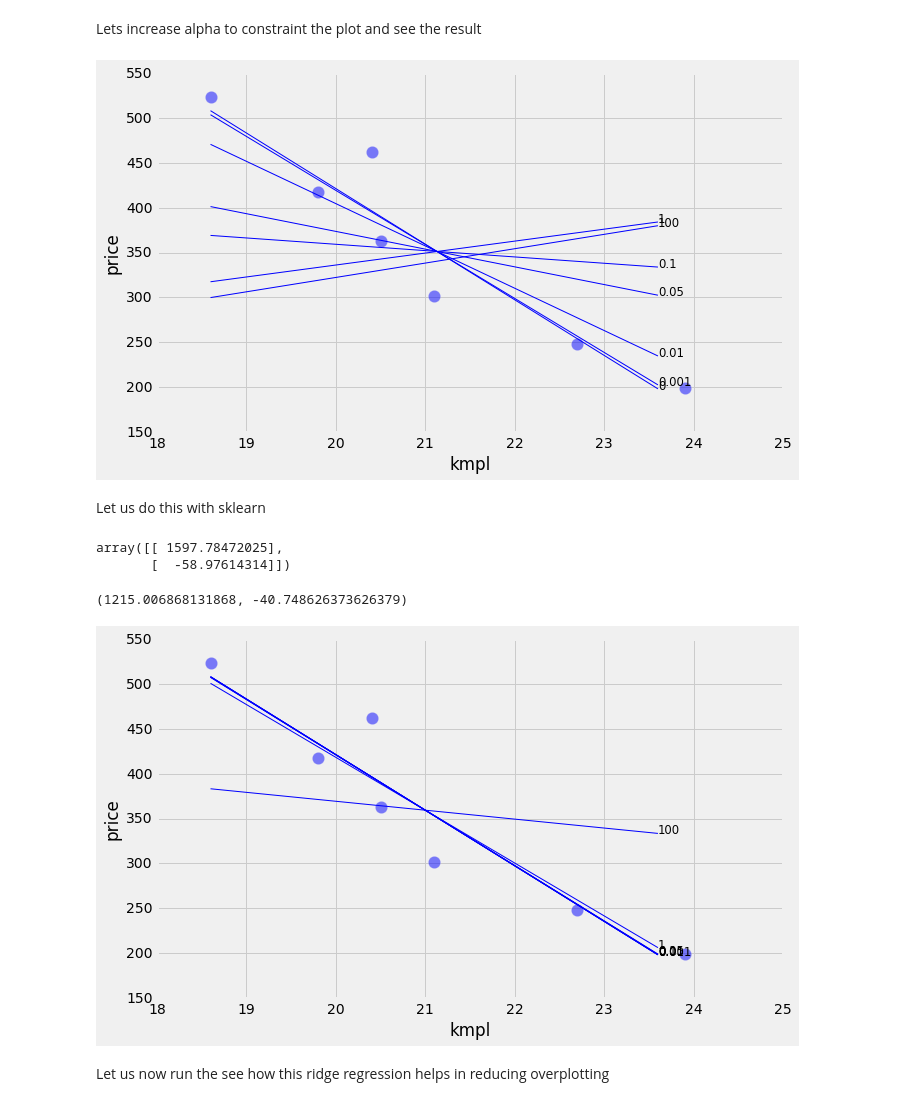
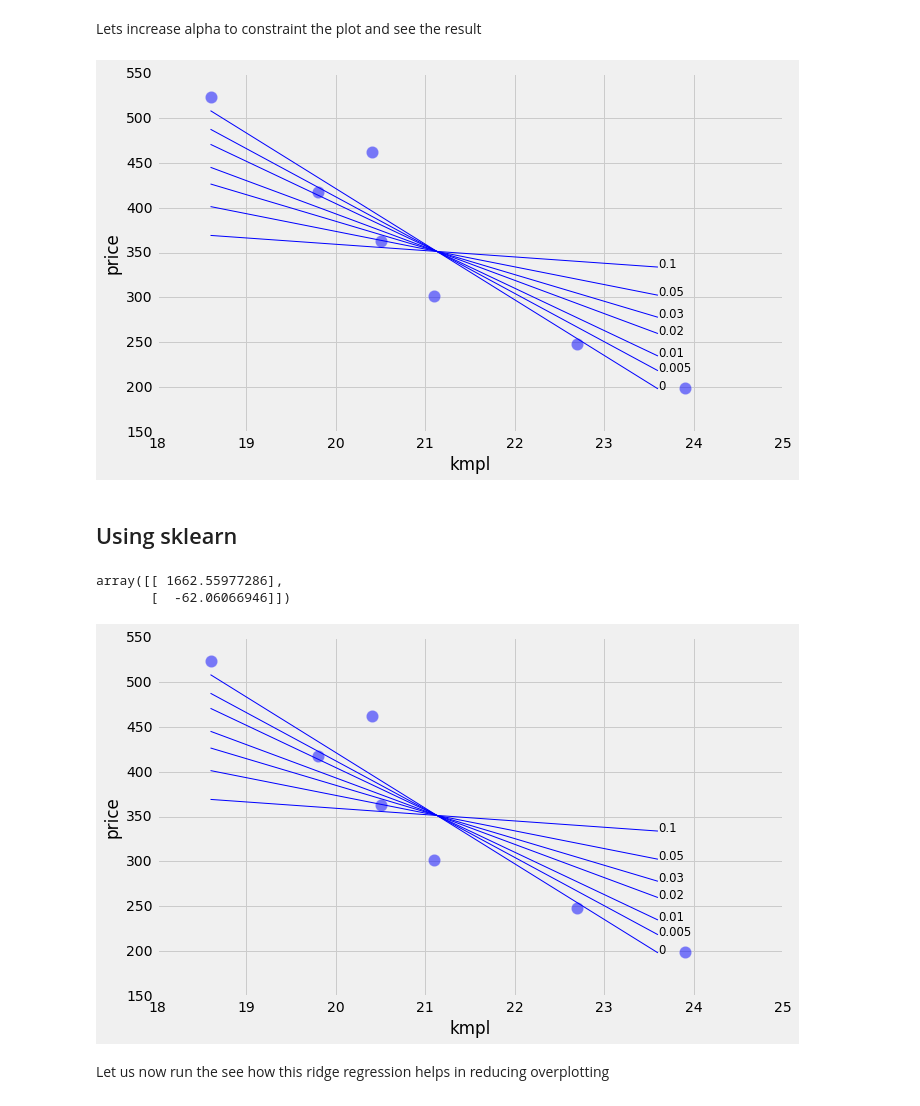
Before and after one commit to amitkaps/hackermath, a Jupyter notebook: Module_2c_linear_regression_ridge.ipynb, the cells around one changed output. Drawn from its saved outputs; the diff is of its cells as text; code cells hidden in the pictures.

```diff
--- a/Module_2c_linear_regression_ridge.ipynb
+++ b/Module_2c_linear_regression_ridge.ipynb
@@ -276,23 +278,24 @@ def ridge_plot(df, alphas, func):
         plt.plot(x,y, '-', linewidth = 1, c = 'b')
         plt.text(x[-1], y[-1], '%s' % a, size = "smaller")
 # %%
-ridge_plot(sample, [0, 0.001, 0.01, 0.05, 0.1, 1, 100], ridge)
+ridge_plot(sample, [0, 0.005, 0.01, 0.02, 0.03, 0.05, 0.1], ridge)
 # %% [output]
-[figure, old version]
+[figure, new version]
-# %% [markdown]
-Let us do this with sklearn
+# %% [markdown]
+## Using sklearn
 # %%
 from sklearn import linear_model
 
 def ridge_sklearn(df, alpha):
     y = df.price
     X = df.kmpl.reshape(-1,1)
-    model = linear_model.Ridge(alpha = alpha)
+    X = np.c_[np.ones((X.shape[0],1)),X]
+    model = linear_model.Ridge(alpha = alpha, fit_intercept = False)
     model.fit(X,y)
-    beta = np.c_[model.intercept_,model.coef_].T
+    beta = np.array([model.coef_]).T
     return beta
 # %%
-ridge_sklearn(sample, 1)
+ridge_sklearn(sample, 0)
 # %% [output]
-array([[ 1597.78472025],
-       [  -58.97614314]])
+array([[ 1662.55977286],
+       [  -62.06066946]])
@@ -301,11 +302,7 @@ b = ridge_sklearn(sample, 10)
-# %%
-b[0,0], b[1,0]
-# %% [output]
-(1215.006868131868, -40.748626373626379)
 # %%
-ridge_plot(sample, [0, 0.001, 0.01, 0.05, 0.1, 1, 100], ridge_sklearn)
+ridge_plot(sample, [0, 0.005, 0.01, 0.02, 0.03, 0.05, 0.1], ridge_sklearn)
 # %% [output]
-[figure, old version]
+[figure, new version]
 # %% [markdown]
 Let us now run the see how this ridge regression helps in reducing overplotting
 # %%
```
Also changed, not shown: parts of 8 cells of this notebook, 1 other file.
